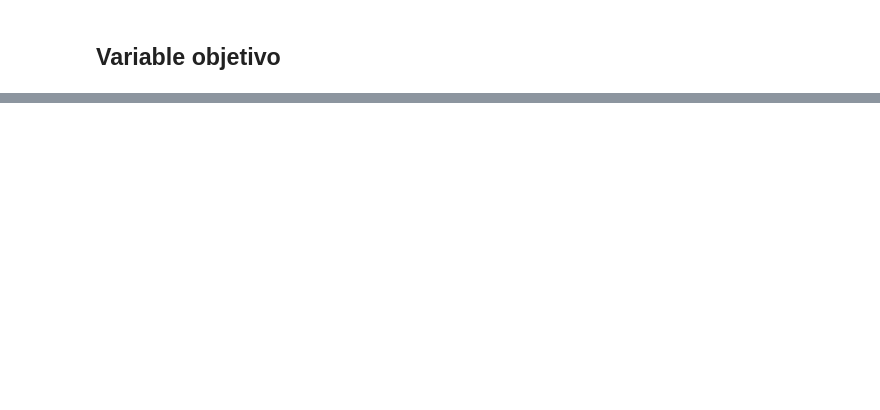
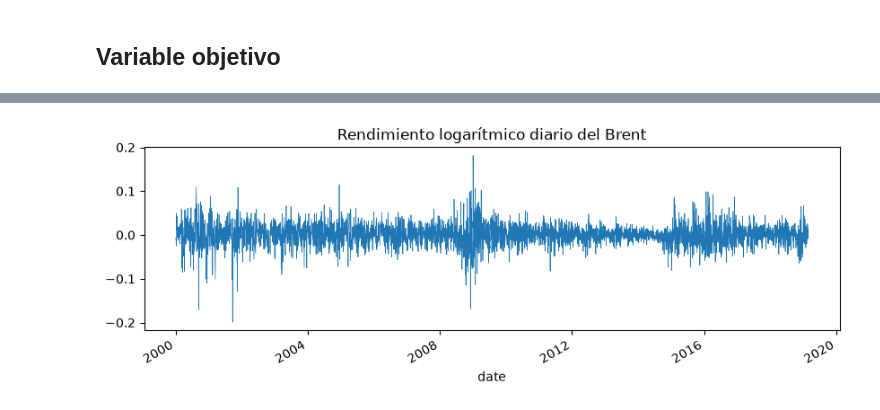
Before and after one commit to alejandrobarreche/oil-rnn, a Jupyter notebook: notebooks/01_eda.ipynb, the cells around one changed output, grey strips where cells are left out. Saved outputs shown, nothing was run; the diff lists cells and outputs as text; code cells hidden in the pictures; blank space fills up the shorter version.

```diff
--- a/notebooks/01_eda.ipynb
+++ b/notebooks/01_eda.ipynb
@@ -36,0 +86,12 @@ else:
+# %%
+import numpy as np
+
+t = train.set_index(time_col)
+numeric = t.select_dtypes("number")
+pd.DataFrame(
+    {
+        "primera_fecha": numeric.apply(lambda s: s.first_valid_index()),
+        "vacios": numeric.isna().sum(),
+        "pct_vacios": (numeric.isna().mean() * 100).round(1),
+    }
+).sort_values("primera_fecha")
@@ -36,0 +135,13 @@ else:
+# %%
+price = t[target]
+ret1 = np.log(price).diff().dropna()
+print(f"Autocorrelación a 1 día · nivel: {price.autocorr(1):.3f}")
+print(f"Autocorrelación a 1 día · rendimiento: {ret1.autocorr(1):.3f}")
+by_period = pd.DataFrame(
+    {
+        "precio_medio": price.groupby(price.index.year // 4 * 4).mean(),
+        "rendimiento_medio_diario": ret1.groupby(ret1.index.year // 4 * 4).mean(),
+        "volatilidad_diaria": ret1.groupby(ret1.index.year // 4 * 4).std(),
+    }
+).round(4)
+by_period
@@ -36,0 +158,5 @@ else:
+# %%
+title = "Rendimiento logarítmico diario del Brent"
+ax = ret1.plot(figsize=(10, 3), linewidth=0.5, title=title)
+# %% [output]
+[figure, added]
```
Also changed, not shown: parts of 17 cells of this notebook.
